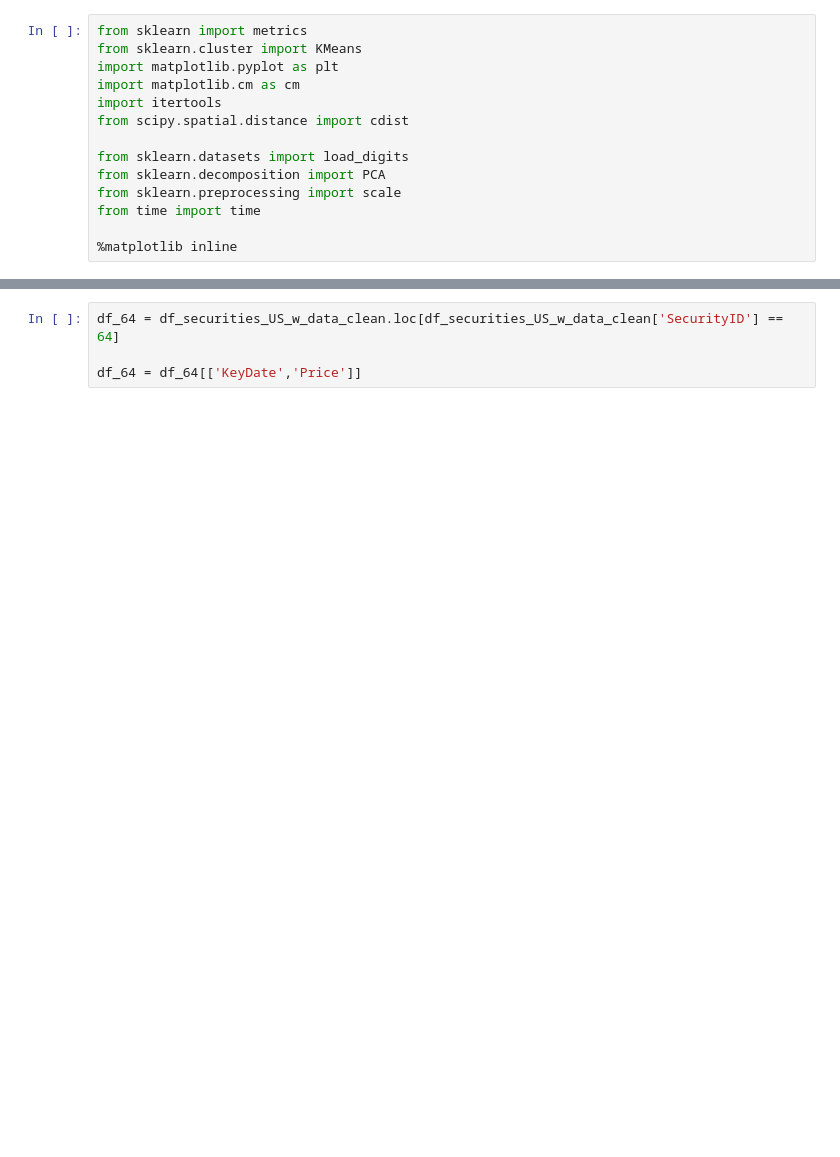
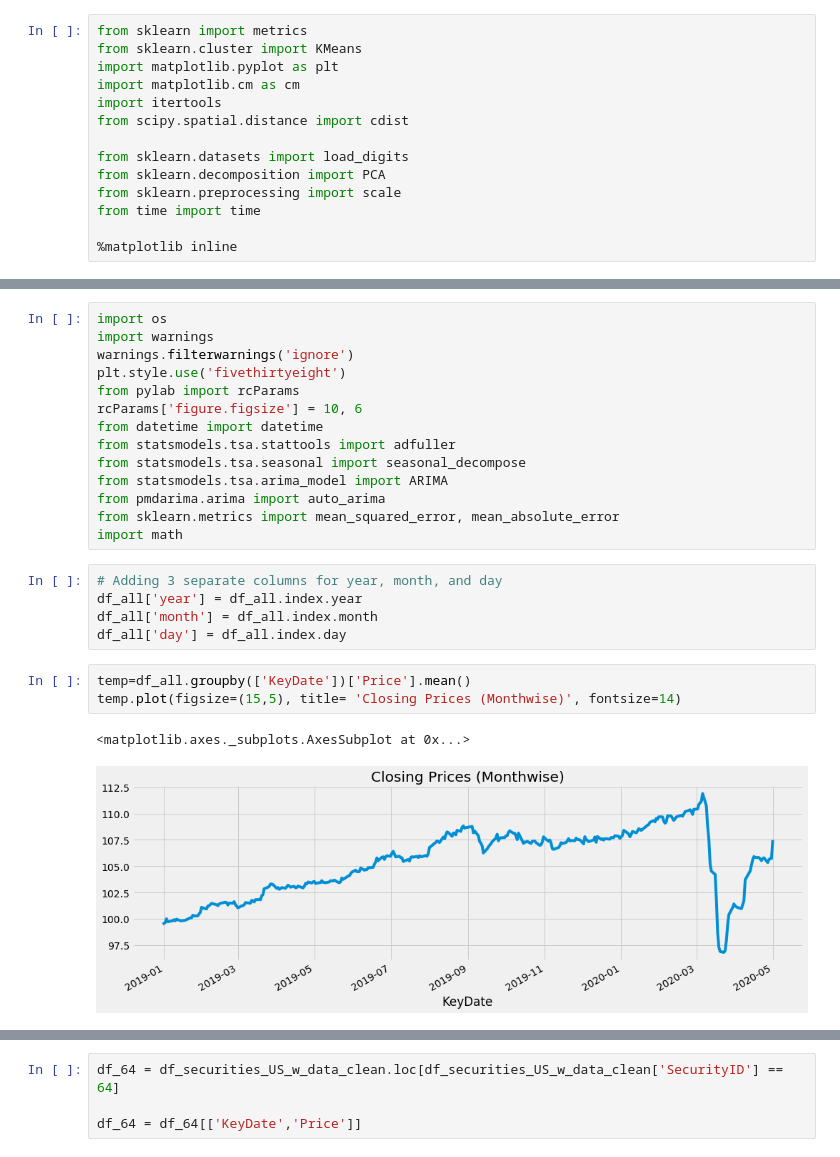
Before and after one commit to caopuzheng/queens_capstone, a Jupyter notebook: Capstone_TimeSeries_Feature_Extraction_MB.ipynb, the cells around one changed output, grey strips where cells are left out. Drawn from its saved outputs; the diff is of its cells as text; blank space fills up the shorter version.

```diff
--- a/Capstone_TimeSeries_Feature_Extraction_MB.ipynb
+++ b/Capstone_TimeSeries_Feature_Extraction_MB.ipynb
@@ -190,0 +245,25 @@ from time import time
+# %%
+import os
+import warnings
+warnings.filterwarnings('ignore')
+plt.style.use('fivethirtyeight')
+from pylab import rcParams
+rcParams['figure.figsize'] = 10, 6
+from datetime import datetime
+from statsmodels.tsa.stattools import adfuller
+from statsmodels.tsa.seasonal import seasonal_decompose
+from statsmodels.tsa.arima_model import ARIMA
+from pmdarima.arima import auto_arima
+from sklearn.metrics import mean_squared_error, mean_absolute_error
+import math
+# %%
+# Adding 3 separate columns for year, month, and day
+df_all['year'] = df_all.index.year
+df_all['month'] = df_all.index.month
+df_all['day'] = df_all.index.day
+# %%
+temp=df_all.groupby(['KeyDate'])['Price'].mean()
+temp.plot(figsize=(15,5), title= 'Closing Prices (Monthwise)', fontsize=14)
+# %% [output]
+<matplotlib.axes._subplots.AxesSubplot at 0x...>
+[figure, added]
```
Also changed, not shown: parts of 9 cells of this notebook, 1 other file.
